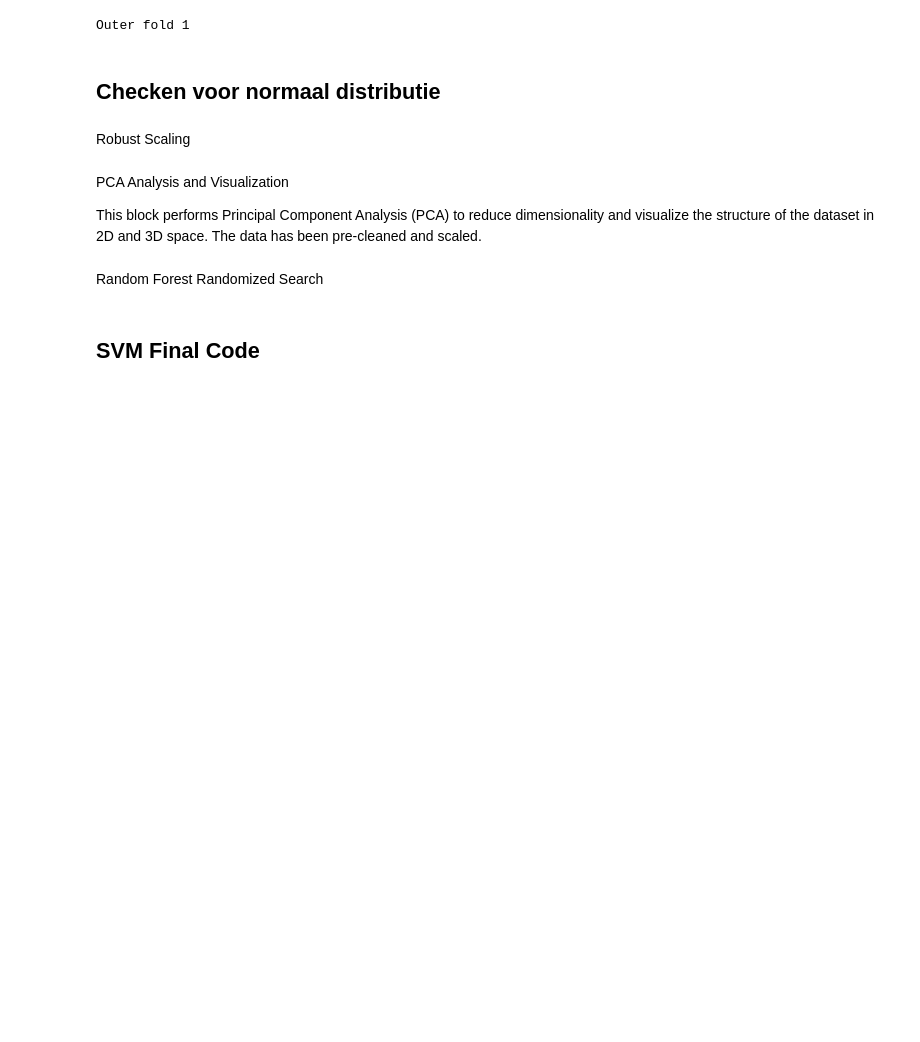
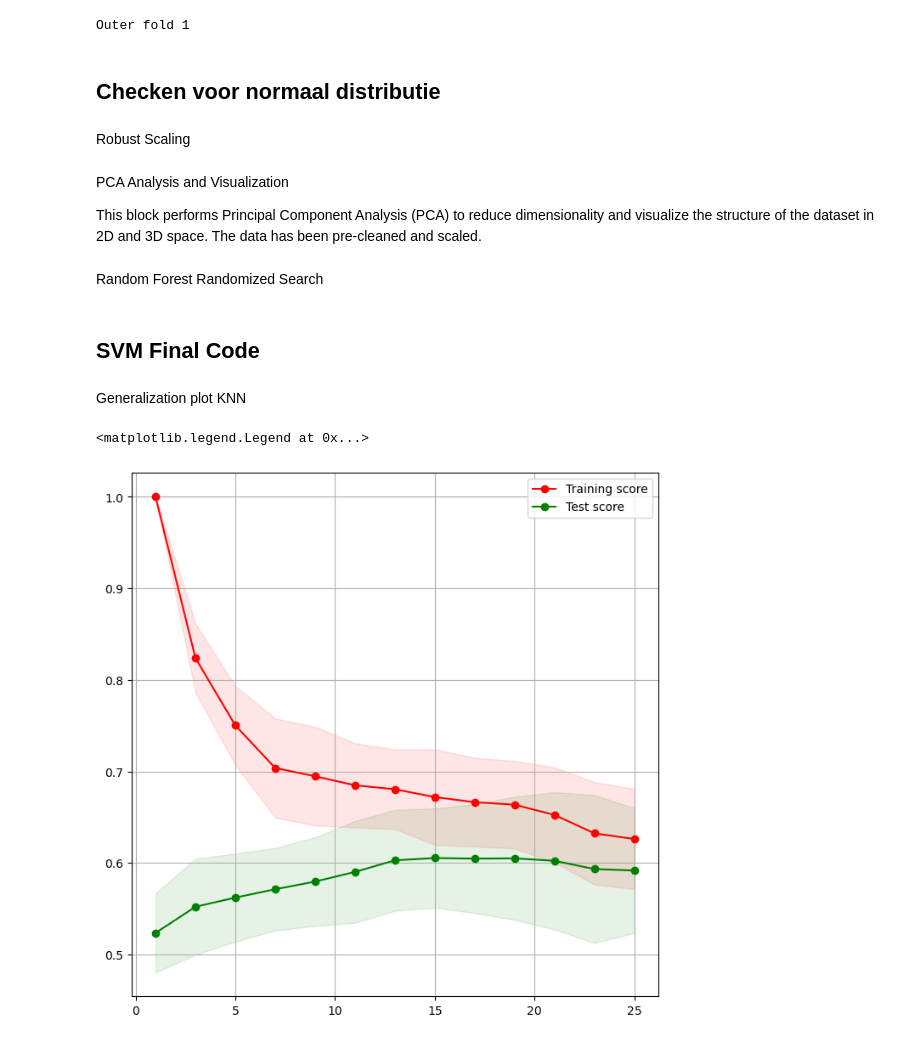
Before and after one commit to Lucaskust/TM10007_ML_Project_gr18, a Jupyter notebook: assignment.ipynb, the cells around one changed output. Saved outputs shown, nothing was run; the diff lists cells and outputs as text; code cells hidden in the pictures; blank space fills up the shorter version.

Commit message:
add generalization

```diff
--- a/assignment.ipynb
+++ b/assignment.ipynb
@@ -968,3 +968,79 @@ def main():
 
 
 main()
+# %% [markdown]
+Generalization plot KNN
+# %%
+from sklearn.metrics import roc_auc_score
+from sklearn.model_selection import StratifiedShuffleSplit
+import matplotlib.pyplot as plt
+
+
+
+k_list = list(range(1, 26, 2))
+all_train = []
+all_test = []
+
+X_selected = X_clean.copy()
+y = y_clean.copy()
+
+
+# Repeat the experiment 20 times, use 20 random splits in which class balance is retained
+sss = StratifiedShuffleSplit(n_splits=20, test_size=0.5, random_state=0)
+
+for train_index, test_index in sss.split(X_selected, y):
+    train_scores = []
+    test_scores = []
+
+    split_X_train = X_selected[train_index]
+    split_y_train = y[train_index]
+    split_X_test = X_selected[test_index]
+    split_y_test = y[test_index]
+
+    for k in k_list:
+        clf_knn = KNeighborsClassifier(n_neighbors=k)
+        clf_knn.fit(split_X_train, split_y_train)
+
+        # Test the classifier on the training data and plot
+        train_proba = clf_knn.predict_proba(split_X_train)[:, 1]
+        test_proba = clf_knn.predict_proba(split_X_test)[:, 1]
+
+        score_train = roc_auc_score(split_y_train, train_proba)
+        score_test = roc_auc_score(split_y_test, test_proba)
+
+
+        train_scores.append(score_train)
+        test_scores.append(score_test)
+
+    all_train.append(train_scores)
+    all_test.append(test_scores)
+
+
+# Create numpy array of scores and calculate the mean and std
+all_train = np.array(all_train)
+all_test = np.array(all_test)
+
+train_scores_mean = all_train.mean(axis=0)
+train_scores_std = all_train.std(axis=0)
+
+test_scores_mean = all_test.mean(axis=0)
+test_scores_std = all_test.std(axis=0)
+
+# Plot the mean scores and the std as shading
+fig = plt.figure(figsize=(8,8))
+ax = fig.add_subplot(111)
+ax.grid()
+ax.fill_between(k_list, train_scores_mean - train_scores_std,
+                     train_scores_mean + train_scores_std, alpha=0.1,
+                     color="r")
+ax.fill_between(k_list, test_scores_mean - test_scores_std,
+                     test_scores_mean + test_scores_std, alpha=0.1,
+                     color="g")
+ax.plot(k_list, train_scores_mean, 'o-', color="r",
+        label="Training score")
+ax.plot(k_list, test_scores_mean, 'o-', color="g",
+        label="Test score")
+ax.legend()
+# %% [output]
+<matplotlib.legend.Legend at 0x...>
+[figure, added]
```
